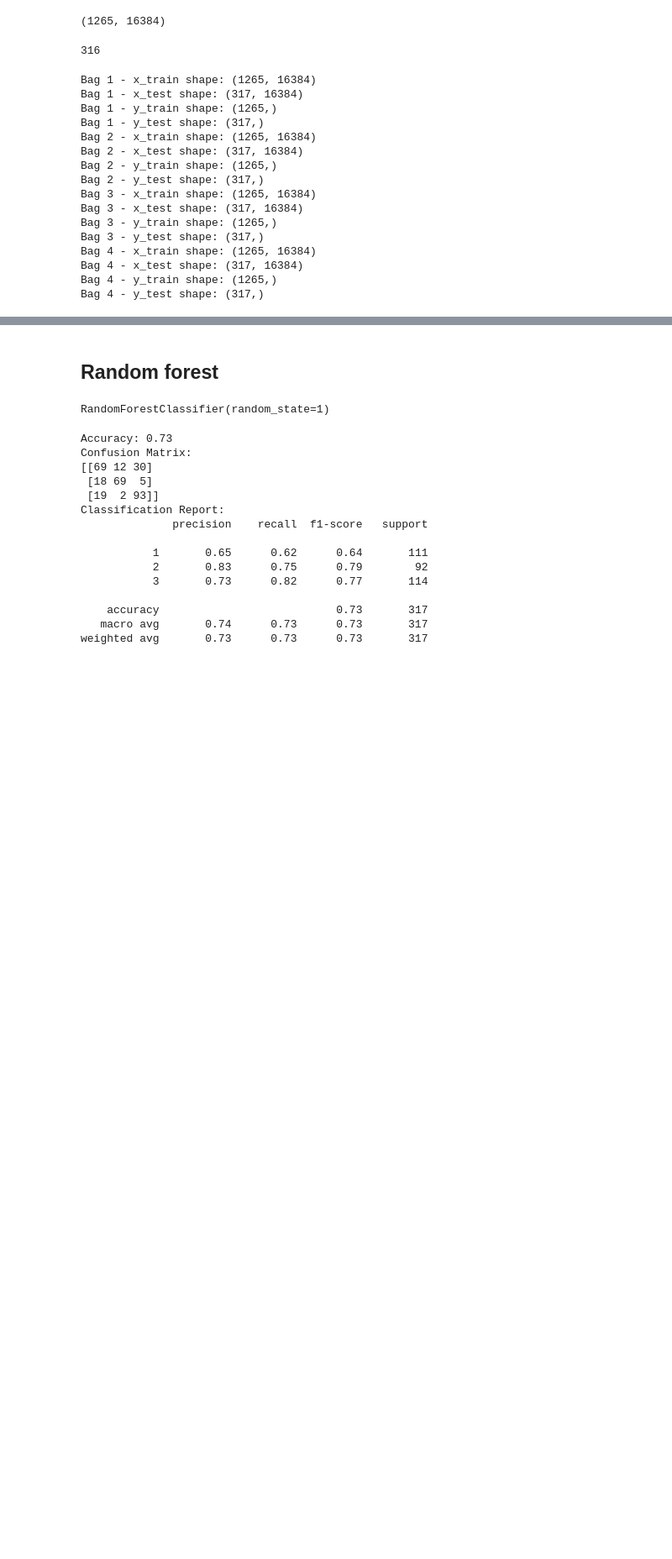
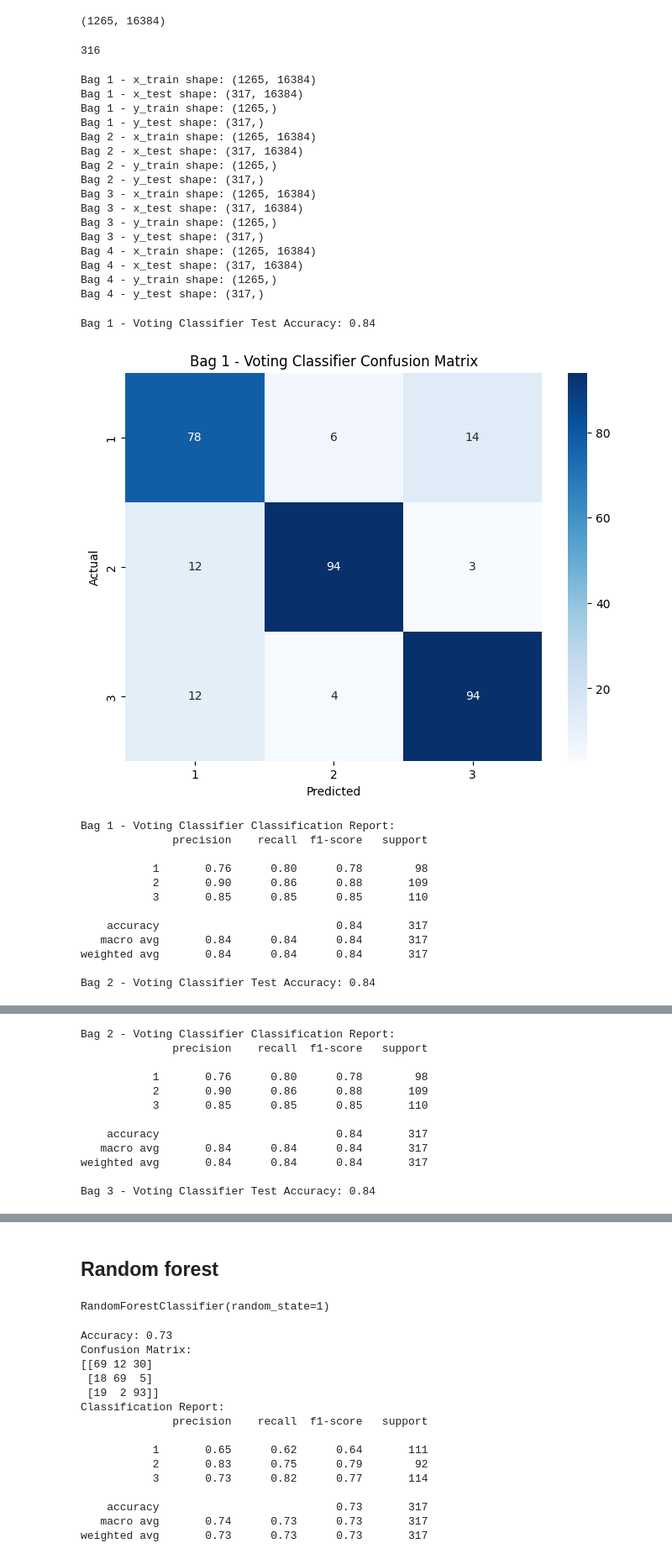
Before and after one commit to negativenagesh/Arecaverse, a Jupyter notebook: EDA/eda.ipynb, the cells around one changed output, grey strips where cells are left out. Shown at 84% size. Cells and saved outputs as stored; diff of their text form; code cells hidden in the pictures; blank space fills up the shorter version.

Commit message:
bagging+different parametered decision trees

```diff
--- a/EDA/eda.ipynb
+++ b/EDA/eda.ipynb
@@ -259,3 +259,55 @@ Bag 4 - x_train shape: (1265, 16384)
 Bag 4 - x_test shape: (317, 16384)
 Bag 4 - y_train shape: (1265,)
 Bag 4 - y_test shape: (317,)
+# %%
+from sklearn.ensemble import VotingClassifier
+from sklearn.tree import DecisionTreeClassifier
+
+# Define different sets of parameters for the DecisionTreeClassifier
+params = [
+    {'random_state': 42, 'max_depth': 10, 'min_samples_split': 8, 'min_samples_leaf': 1},
+    {'random_state': 42, 'max_depth': 10, 'min_samples_split': 10, 'min_samples_leaf': 1},
+    {'random_state': 42, 'max_depth': 10, 'min_samples_split': 12, 'min_samples_leaf': 1},
+    {'random_state': 42, 'max_depth': None, 'min_samples_split': 14, 'min_samples_leaf': 1}
+]
+
+# Create individual models
+models = [DecisionTreeClassifier(**param) for param in params]
+
+# Create a VotingClassifier
+voting_clf = VotingClassifier(estimators=[(f'model_{i}', model) for i, model in enumerate(models)], voting='hard')
+
+# Train and evaluate the VotingClassifier on each bag
+for i, bag in enumerate(bags):
+    voting_clf.fit(bag['x_train_scaled'], bag['y_train'])
+    y_pred = voting_clf.predict(bag['x_test_scaled'])
+    accuracy = accuracy_score(bag['y_test'], y_pred)
+    print(f"Bag {i+1} - Voting Classifier Test Accuracy: {accuracy:.2f}")
+
+    # Confusion Matrix
+    cm = confusion_matrix(bag['y_test'], y_pred)
+    plt.figure(figsize=(8, 6))
+    sns.heatmap(cm, annot=True, fmt="d", cmap="Blues", xticklabels=np.unique(bag['y_test']), yticklabels=np.unique(bag['y_test']))
+    plt.xlabel('Predicted')
+    plt.ylabel('Actual')
+    plt.title(f'Bag {i+1} - Voting Classifier Confusion Matrix')
+    plt.show()
+
+    # Classification Report
+    print(f'Bag {i+1} - Voting Classifier Classification Report:')
+    print(classification_report(bag['y_test'], y_pred))
+# %% [output]
+Bag 1 - Voting Classifier Test Accuracy: 0.84
+[figure, added]
+Bag 1 - Voting Classifier Classification Report:
+              precision    recall  f1-score   support
+
+           1       0.76      0.80      0.78        98
+           2       0.90      0.86      0.88       109
+           3       0.85      0.85      0.85       110
+
+    accuracy                           0.84       317
+   macro avg       0.84      0.84      0.84       317
+weighted avg       0.84      0.84      0.84       317
+
+Bag 2 - Voting Classifier Test Accuracy: 0.84
@@ -261,0 +315,12 @@ Bag 4 - y_test shape: (317,)
+Bag 2 - Voting Classifier Classification Report:
+              precision    recall  f1-score   support
+
+           1       0.76      0.80      0.78        98
+           2       0.90      0.86      0.88       109
+           3       0.85      0.85      0.85       110
+
+    accuracy                           0.84       317
+   macro avg       0.84      0.84      0.84       317
+weighted avg       0.84      0.84      0.84       317
+
+Bag 3 - Voting Classifier Test Accuracy: 0.84
```
Also changed, not shown: parts of 3 cells of this notebook.
